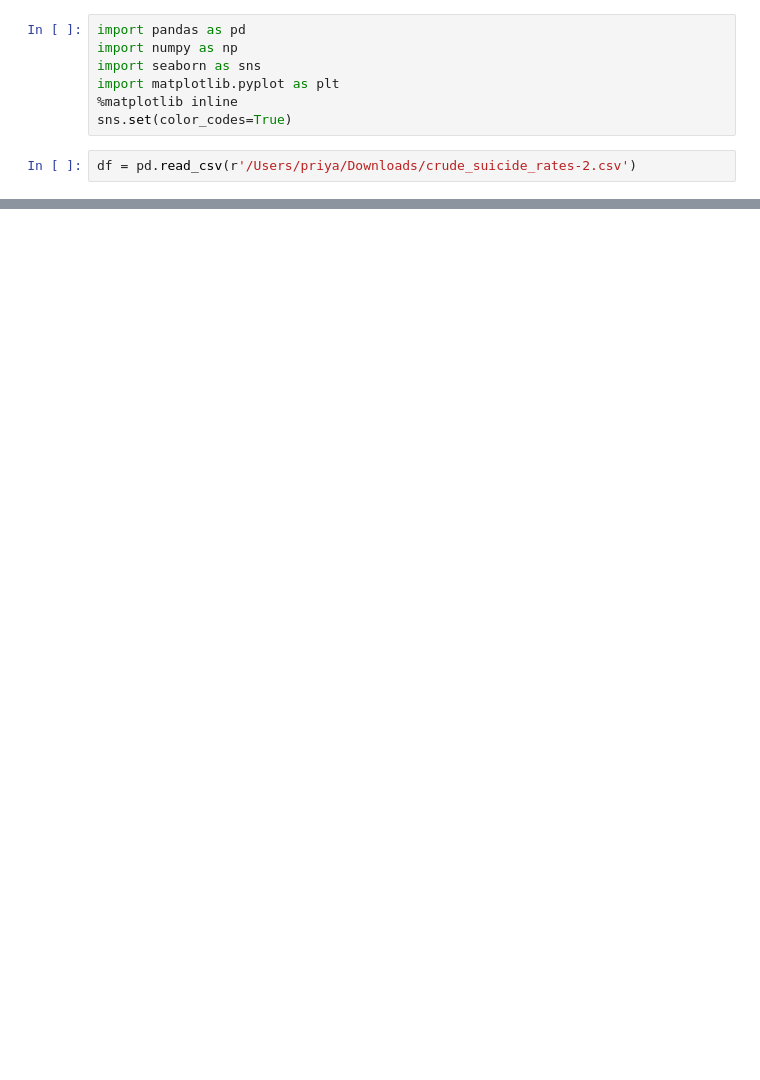
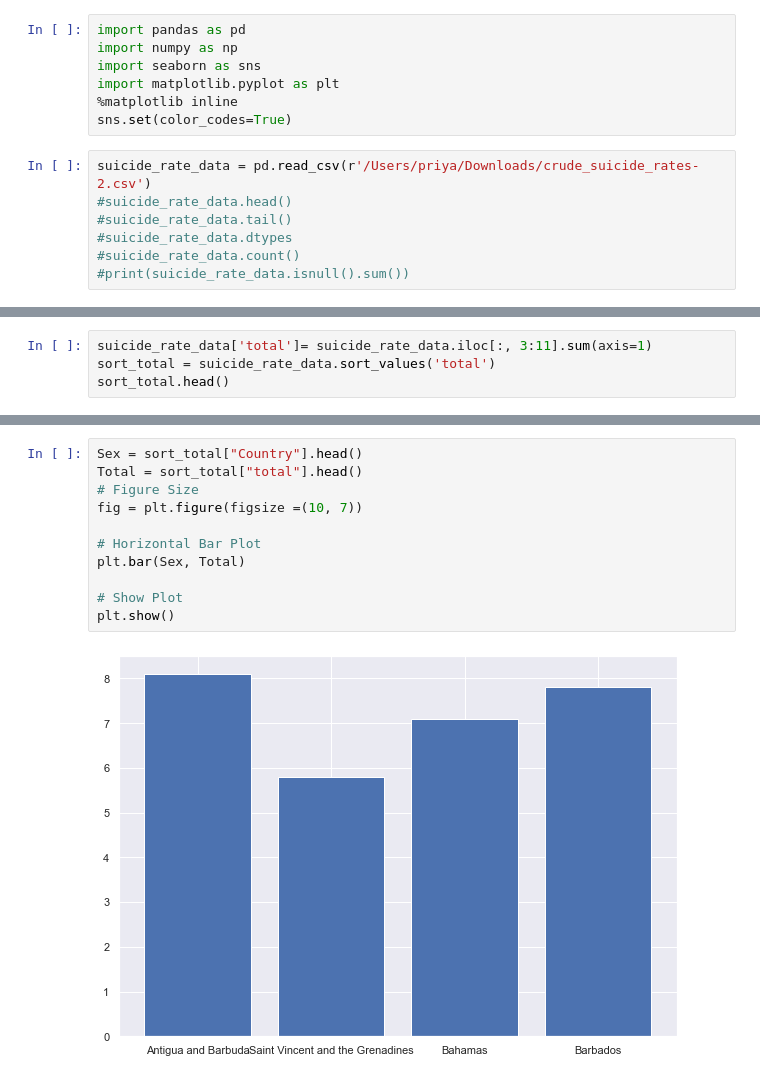
Before and after one commit to mdsi-dsp-at2/eTe-analysis, a Jupyter notebook: analysis/5/dsp_analysis.ipynb, the cells around one changed output, grey strips where cells are left out. Saved outputs shown, nothing was run; the diff lists cells and outputs as text; blank space fills up the shorter version.

Commit message:
analysis with code, and graphs.

```diff
--- a/analysis/5/dsp_analysis.ipynb
+++ b/analysis/5/dsp_analysis.ipynb
@@ -6,4 +6,9 @@ import matplotlib.pyplot as plt
 %matplotlib inline
 sns.set(color_codes=True)
 # %%
-df = pd.read_csv(r'/Users/priya/Downloads/crude_suicide_rates-2.csv')
+suicide_rate_data = pd.read_csv(r'/Users/priya/Downloads/crude_suicide_rates-2.csv')
+#suicide_rate_data.head()
+#suicide_rate_data.tail()
+#suicide_rate_data.dtypes
+#suicide_rate_data.count()
+#print(suicide_rate_data.isnull().sum())
@@ -59,0 +15,4 @@ sort_female.head()
+# %%
+suicide_rate_data['total']= suicide_rate_data.iloc[:, 3:11].sum(axis=1)
+sort_total = suicide_rate_data.sort_values('total')
+sort_total.head()
@@ -59,0 +26,13 @@ sort_female.head()
+# %%
+Sex = sort_total["Country"].head()
+Total = sort_total["total"].head()
+# Figure Size
+fig = plt.figure(figsize =(10, 7))
+
+# Horizontal Bar Plot
+plt.bar(Sex, Total)
+
+# Show Plot
+plt.show()
+# %% [output]
+[figure, added]
```
Also changed, not shown: parts of 13 cells of this notebook.
